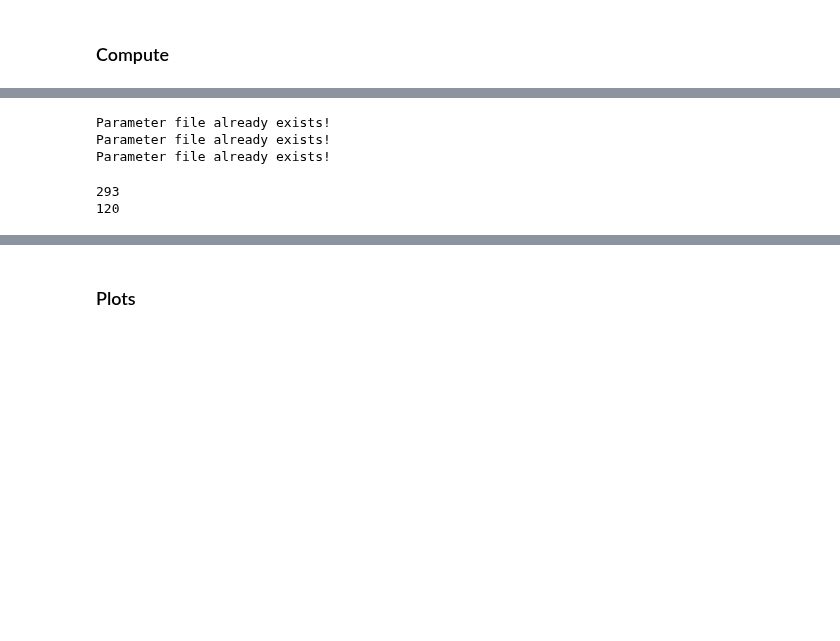
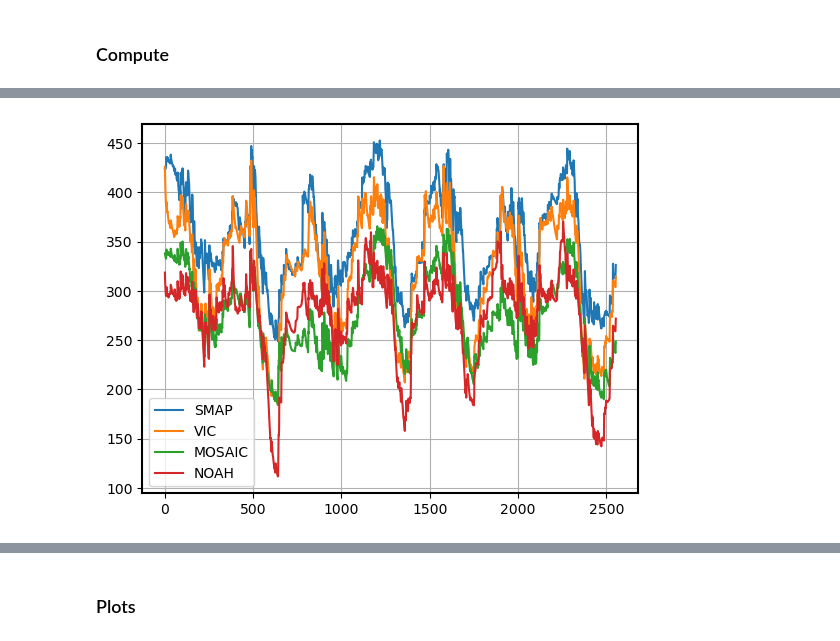
Before and after one commit to david0811/lafferty-etal-2024-tbd, a Jupyter notebook: code/01_WBM_SA.ipynb, the cells around one changed output, grey strips where cells are left out. Cells and saved outputs as stored; diff of their text form; code cells hidden in the pictures; blank space fills up the shorter version.

```diff
--- a/code/01_WBM_SA.ipynb
+++ b/code/01_WBM_SA.ipynb
@@ -239,7 +328,18 @@ def wbm_sa(ix, iy, forcing, eval, tas_delta, prcp_factor, experiment_name, N, sa
+# %%
+# Plot
+fig, ax = plt.subplots()
+
+for obs_name in ["SMAP", "VIC", "MOSAIC", "NOAH"]:
+    ds_tmp = np.load(f"{project_data_path}/WBM/calibration/CONUS/{obs_name}/{obs_name}_validation.npy")
+    ax.plot(ds_tmp[ix, iy, :], label=obs_name)
+
+ax.grid()
+ax.legend()
+plt.show()
+# %% [output]
+[figure, added]
 # %%
 # Uncertain parameters
-experiment_name = "champaign_IL_maize"
-
 param_dict = {}
 
 ### Snow dynamics
@@ -256,16 +356,17 @@ param_dict['alpha'] = [1, 10] # affects AET []
 param_dict['betaHBV'] = [1, 10] # affects runoff []
 
 ### Kc timeseries (for maize)
-param_dict['GS_start'] = [90, 120] # April or May
-param_dict['GS_length'] = [180, 240] # 6-8 months
-param_dict['L_ini'] = [0.12, 0.22] # +/- 0.5 from Siebert and Doll
-param_dict['L_dev'] = [0.23, 0.33] # +/- 0.5 from Siebert and Doll
-param_dict['L_mid'] = [0.28, 0.38] # +/- 0.5 from Siebert and Doll
-param_dict['Kc_ini'] = [0.1, 0.7] # +/- 0.2 from Siebert and Doll
-param_dict['Kc_mid'] = [1., 1.4] # +/- 0.2 from Siebert and Doll
-param_dict['Kc_end'] = [0.2, 0.6] # +/- 0.2 from Siebert and Doll
-param_dict['K_min'] = param_dict['Kc_ini']
-param_dict['K_max'] = param_dict['Kc_mid']
+param_dict['GS_start'] = [60, 152]
+param_dict['GS_end'] = [244, 334]
+param_dict['L_ini'] = [0.07, 0.22]
+param_dict['L_dev'] = [0.18, 0.33]
+param_dict['L_mid'] = [0.13, 0.38]
+param_dict['Kc_ini'] = [0.1, 0.5]
+param_dict['Kc_mid'] = [1., 1.5]
+param_dict['Kc_end'] = [0.2, 0.6]
+param_dict['Kmin'] = param_dict['Kc_ini']
+param_dict['Kmax'] = param_dict['Kc_mid']
+param_dict['c_lai'] = [0.1, 1]
 
 # Store
 with open(f"{project_data_path}/WBM/SA/{experiment_name}.json", 'w') as f:
@@ -274,25 +375,5 @@ with open(f"{project_data_path}/WBM/SA/{experiment_name}.json", 'w') as f:
 store_params(param_dict, 1024, f"{experiment_name}_1024")
 store_params(param_dict, 2048, f"{experiment_name}_2048")
 store_params(param_dict, 4096, f"{experiment_name}_4096")
-# %% [output]
-Parameter file already exists!
-Parameter file already exists!
-Parameter file already exists!
-# %%
-# Get lat, lon of Champaign county location
-lats = np.load(f'{project_data_path}/WBM/precalibration/CONUS/SMAP/inputs.npz')['lats']
-lons = np.load(f'{project_data_path}/WBM/precalibration/CONUS/SMAP/inputs.npz')['lons']
-
-# Choose location
-lat, lon = 40.07048942363884, -88.34859438003343
-
-# Get indices
-ix = (np.abs(lons - lon)).argmin()
-print(ix)
-iy = (np.abs(lats - lat)).argmin()
-print(iy)
-# %% [output]
-293
-120
 # %%
 %%time
```
Also changed, not shown: parts of 36 cells of this notebook, 8 other files.
